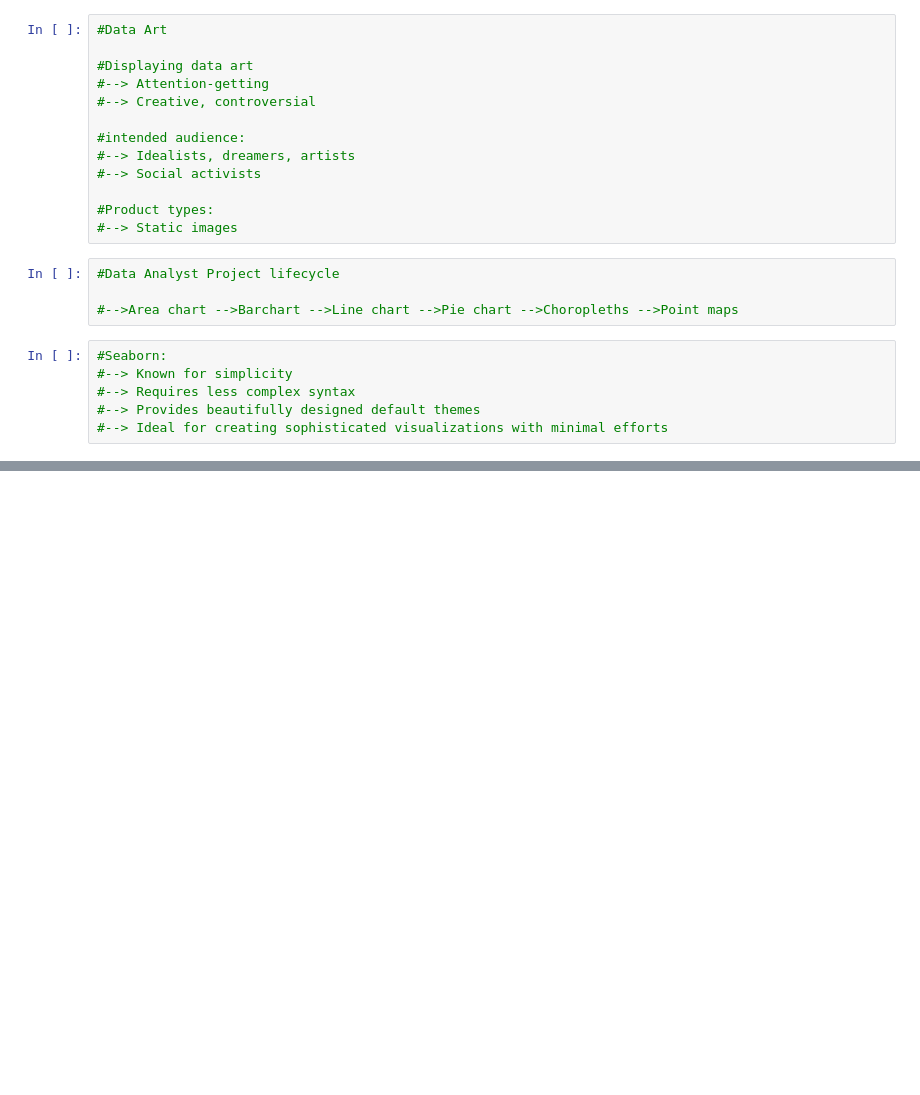
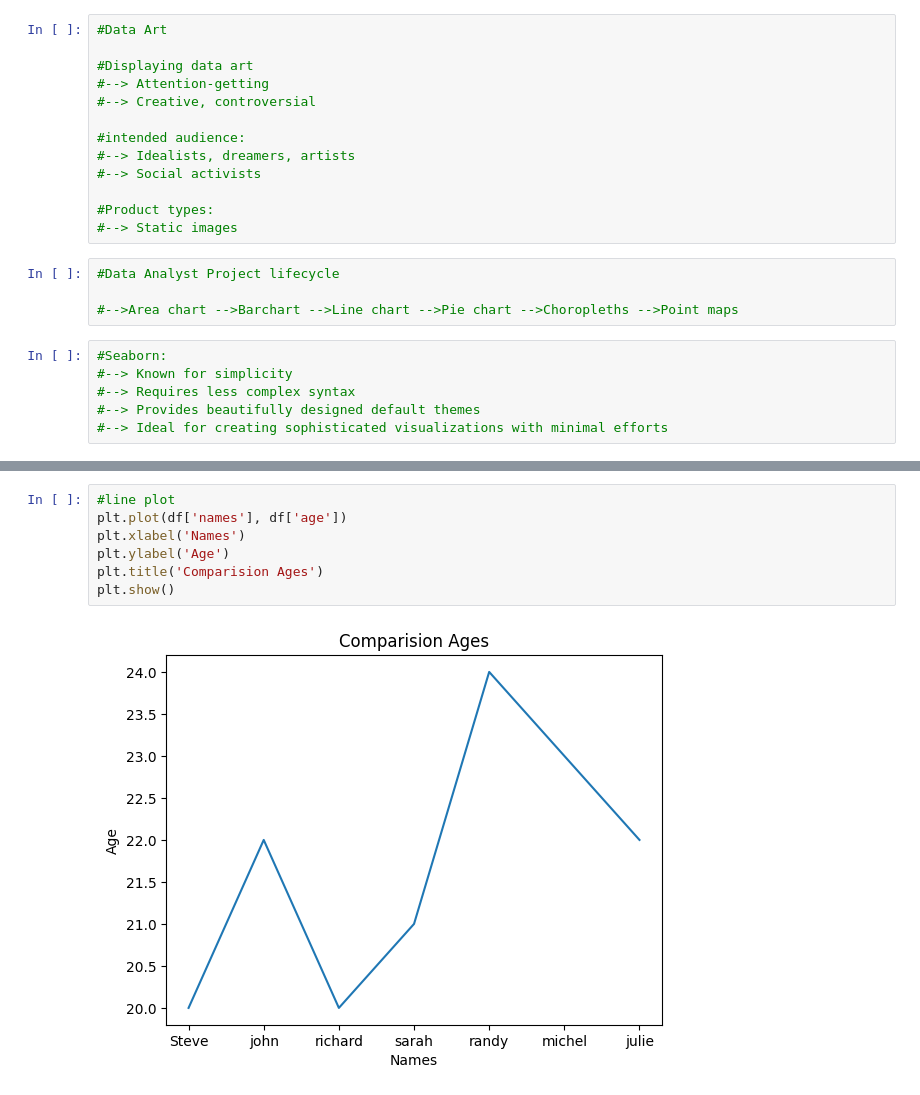
Before and after one commit to venkat56vanaparthi/data_science, a Jupyter notebook: data_visualization.ipynb, the cells around one changed output, grey strips where cells are left out. Cells and saved outputs as stored; diff of their text form; blank space fills up the shorter version.

```diff
--- a/data_visualization.ipynb
+++ b/data_visualization.ipynb
@@ -67,0 +143,9 @@
+# %%
+#line plot
+plt.plot(df['names'], df['age'])
+plt.xlabel('Names')
+plt.ylabel('Age')
+plt.title('Comparision Ages')
+plt.show()
+# %% [output]
+[figure, added]
```
Also changed, not shown: parts of 10 cells of this notebook.
